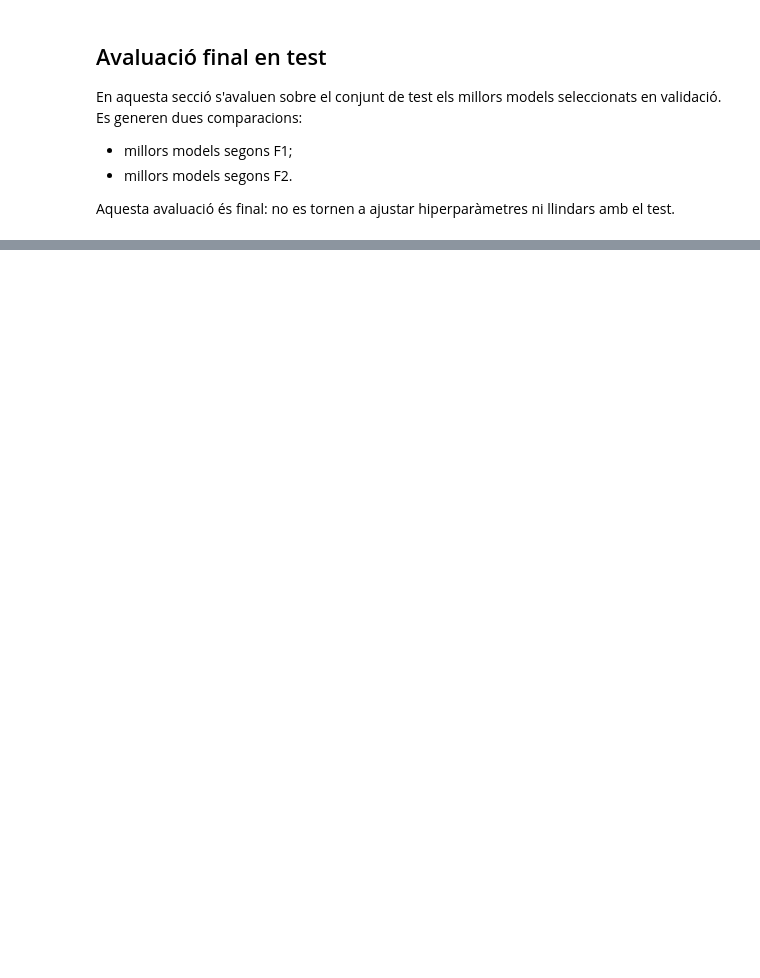
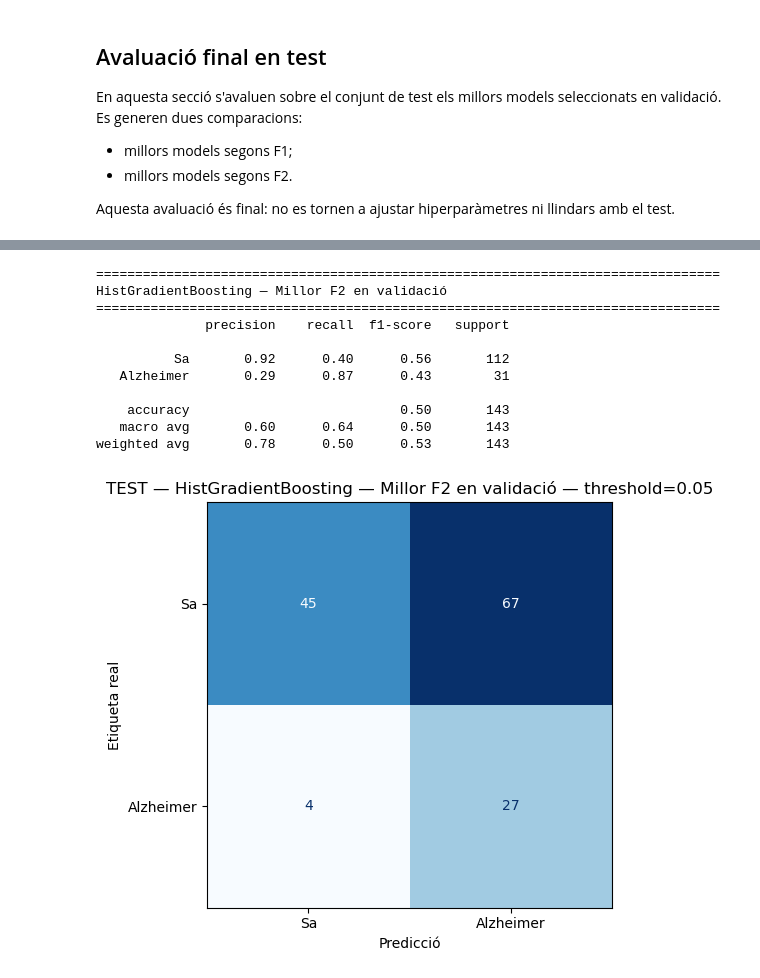
Before and after one commit to DavidRuizC/AlzheimerClassification, a Jupyter notebook: MachineLearning.ipynb, the cells around one changed output, grey strips where cells are left out. Drawn from its saved outputs; the diff is of its cells as text; code cells hidden in the pictures; blank space fills up the shorter version.

```diff
--- a/MachineLearning.ipynb
+++ b/MachineLearning.ipynb
@@ -585,11 +633,15 @@ for nombre, model in models_base.items():
 
         resultados_base.append({
             "model": nombre,
+
             "threshold_f1": res["best_t_f1"],
+            "val_accuracy_f1": res["best_row_f1"]["val_accuracy"],
             "val_f1_best": res["best_row_f1"]["val_f1_alzheimer"],
             "val_recall_f1": res["best_row_f1"]["val_recall_alzheimer"],
             "val_precision_f1": res["best_row_f1"]["val_precision_alzheimer"],
+
             "threshold_f2": res["best_t_f2"],
+            "val_accuracy_f2": res["best_row_f2"]["val_accuracy"],
             "val_f2_best": res["best_row_f2"]["val_f2_alzheimer"],
             "val_recall_f2": res["best_row_f2"]["val_recall_alzheimer"],
             "val_precision_f2": res["best_row_f2"]["val_precision_alzheimer"],
@@ -1047,32 +1223,58 @@ display(
 # %%
 # ==========================================
 # 16. Matrius de confusió dels millors models
 # ==========================================
 
 best_test_f1 = df_resultados_test.sort_values("test_f1_alzheimer", ascending=False).iloc[0]
 best_test_f2 = df_resultados_test.sort_values("test_f2_alzheimer", ascending=False).iloc[0]
 
-for best_row in [best_test_f1, best_test_f2]:
+millors_rows = [best_test_f1, best_test_f2]
+ja_plotats = set()
+
+for best_row in millors_rows:
     model_name = best_row["model"]
     criteri = "F1" if "F1" in best_row["criteri"] else "F2"
-    preds = predicciones_test[(model_name, criteri)]
+
+    clau = (model_name, criteri)
+
+    # Si el millor F1 i el millor F2 són exactament el mateix model i criteri,
+    # només es mostra una vegada.
+    if clau in ja_plotats:
+        continue
+
+    ja_plotats.add(clau)
+
+    preds = predicciones_test[clau]
 
     print("=" * 80)
     print(best_row["model"], "—", best_row["criteri"])
     print("=" * 80)
 
     print(classification_report(
         y_test,
         preds,
         target_names=["Sa", "Alzheimer"],
         zero_division=0
     ))
 
     plot_confusion_catala(
         y_test,
         preds,
         f"TEST — {model_name} — {best_row['criteri']} — threshold={best_row['threshold']:.2f}"
     )
+# %% [output]
+================================================================================
+HistGradientBoosting — Millor F2 en validació
+================================================================================
+              precision    recall  f1-score   support
+
+          Sa       0.92      0.40      0.56       112
+   Alzheimer       0.29      0.87      0.43        31
+
+    accuracy                           0.50       143
+   macro avg       0.60      0.64      0.50       143
+weighted avg       0.78      0.50      0.53       143
+[figure, added]
 # %%
 # ==========================================
 # 17. Corbes ROC i Precision-Recall dels millors models
```
Also changed, not shown: parts of 17 cells of this notebook, 3 other files.
